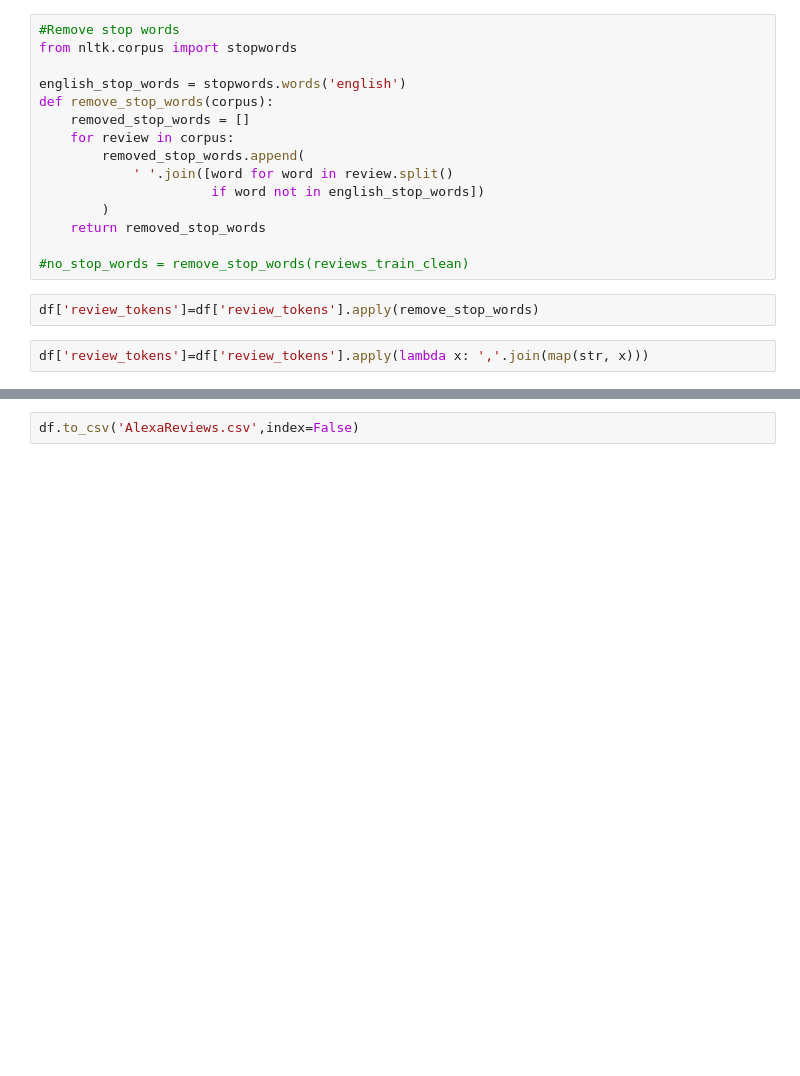
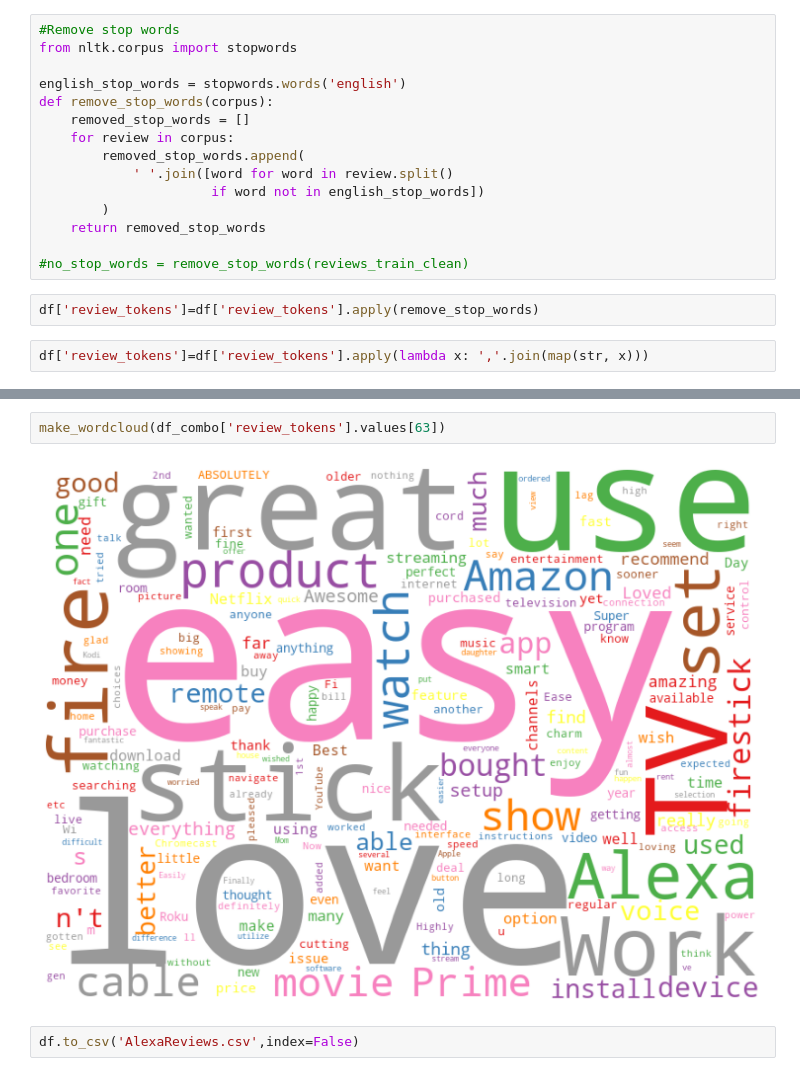
Before and after one commit to nirupamaprv/SentimentAnalysis, a Jupyter notebook: SentimentAnalysisReviews.ipynb, the cells around one changed output, grey strips where cells are left out. Drawn from its saved outputs; the diff is of its cells as text; blank space fills up the shorter version.

```diff
--- a/SentimentAnalysisReviews.ipynb
+++ b/SentimentAnalysisReviews.ipynb
@@ -190,2 +302,6 @@ df.tail(8)
+# %%
+make_wordcloud(df_combo['review_tokens'].values[63])
+# %% [output]
+[figure, added]
 # %%
 df.to_csv('AlexaReviews.csv',index=False)
```
Also changed, not shown: parts of 14 cells of this notebook.
